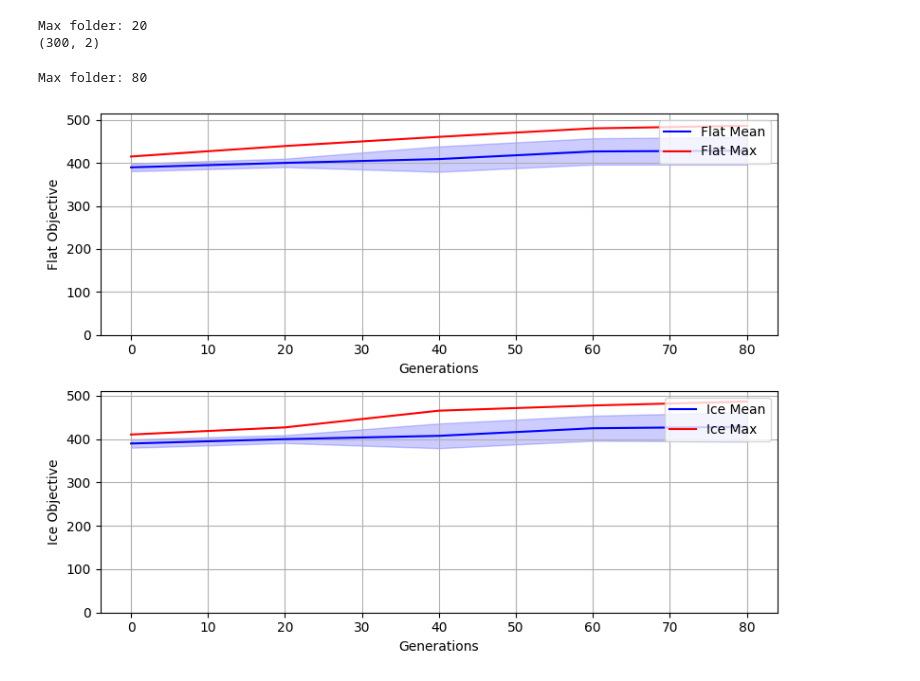
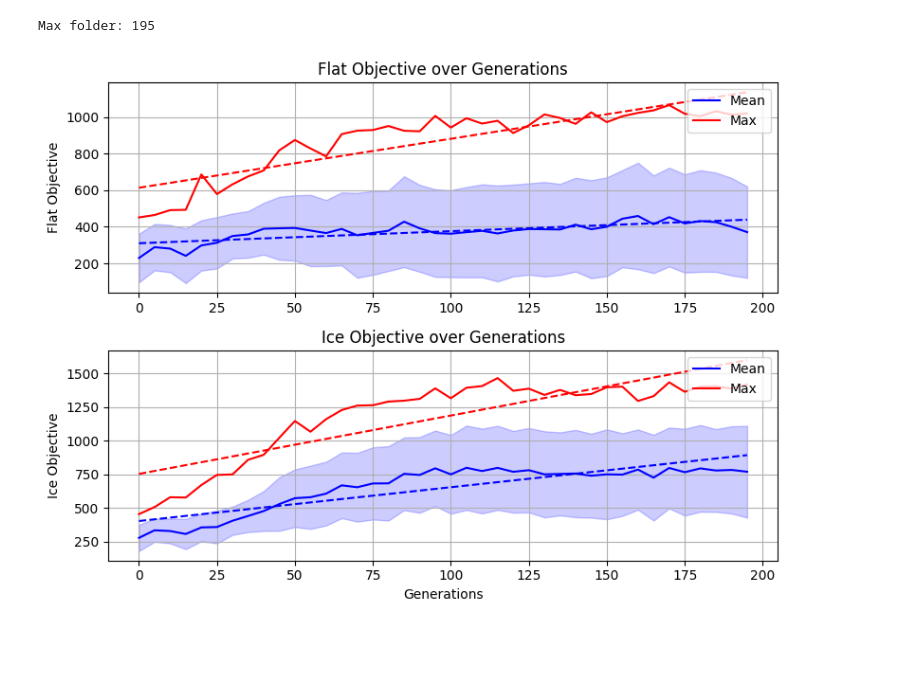
Before and after one commit to ifinckh/micro-515-EvoRob, a Jupyter notebook: read_logs.ipynb, the cells around one changed output. Saved outputs shown, nothing was run; the diff lists cells and outputs as text; code cells hidden in the pictures; blank space fills up the shorter version.

```diff
--- a/read_logs.ipynb
+++ b/read_logs.ipynb
@@ -3,17 +3,6 @@ import numpy as np
 import matplotlib.pyplot as plt
 import os
 import glob
-# %%
-path = "results/20260402_124416_nsga_ckpts"
-
-max_folder = max([int(d) for d in os.listdir(path) if d.isdigit()])
-print(f"Max folder: {max_folder}")
-
-f = np.load(f"{path}/{max_folder}/f.npy")
-print(f.shape)
-# %% [output]
-Max folder: 20
-(300, 2)
 # %%
 # plot mean and max of both objectives in f over generations.
 # For that read folders with f_best = np.load("results/20260401_113146_nsga_ckpts/i/f.npy")
@@ -26,61 +15,58 @@ ice_max = []
 ice_std = []
 
 
-path = "results/20260402_124416_nsga_ckpts"
+path = "results/20260402_142229_nsga_ckpts"
 
 max_folder = max([int(d) for d in os.listdir(path) if d.isdigit()])
 print(f"Max folder: {max_folder}")
 
 fig,axs = plt.subplots(2,1, figsize=(8, 6))
-for i in range(0, max_folder+1, 20):
+for i in range(0, max_folder+1, 5):
     f = np.load(f"{path}/{i}/f.npy")
     flat_mean.append(np.mean(f, axis=0)[0])
     flat_max.append(np.max(f, axis=0)[0])
     ice_mean.append(np.mean(f, axis=0)[1])
     ice_max.append(np.max(f, axis=0)[1])
     flat_std.append(np.std(f, axis=0)[0])
     ice_std.append(np.std(f, axis=0)[1])
 
-generations = np.arange(0, max_folder+1, 20)
+generations = np.arange(0, max_folder+1, 5)
 
 axs[0].plot(generations, flat_mean, label="Mean", color="blue")
 axs[0].plot(generations, flat_max, label="Max", color="red")
 # add trend lines for both objectives
-# z = np.polyfit(generations, flat_mean, 1)
-# p = np.poly1d(z)
-# axs[0].plot(generations, p(generations), label="Flat Mean Trend", linestyle="--", color="blue")
-# z = np.polyfit(generations, flat_max, 1)
-# p = np.poly1d(z)
-# axs[0].plot(generations, p(generations), label="Flat Max Trend", linestyle="--", color="red")
-axs[0].set_xlabel("Generations")
+z = np.polyfit(generations, flat_mean, 1)
+p = np.poly1d(z)
+axs[0].plot(generations, p(generations), linestyle="--", color="blue")
+z = np.polyfit(generations, flat_max, 1)
+p = np.poly1d(z)
+axs[0].plot(generations, p(generations), linestyle="--", color="red")
 axs[0].set_ylabel("Flat Objective")
 axs[0].legend(loc="upper right")
-axs[0].set_ylim([0, flat_max[0]+100])
 axs[0].fill_between(generations, np.array(flat_mean) - np.array(flat_std), np.array(flat_mean) + np.array(flat_std), alpha=0.2, color="blue")
 axs[0].grid("on")
+axs[0].set_title("Flat Objective over Generations")
 
 
 axs[1].plot(generations, ice_mean, label="Mean", color="blue")
 axs[1].plot(generations, ice_max, label="Max", color="red")
 # add trend lines for both objectives
-# z = np.polyfit(generations, ice_mean, 1)
-# p = np.poly1d(z)
-# axs[1].plot(generations, p(generations), label="Ice Mean Trend", linestyle="--", color="blue")
-# z = np.polyfit(generations, ice_max, 1)
-# p = np.poly1d(z)
-# axs[1].plot(generations, p(generations), label="Ice Max Trend", linestyle="--", color="red")
+z = np.polyfit(generations, ice_mean, 1)
+p = np.poly1d(z)
+axs[1].plot(generations, p(generations), linestyle="--", color="blue")
+z = np.polyfit(generations, ice_max, 1)
+p = np.poly1d(z)
+axs[1].plot(generations, p(generations), linestyle="--", color="red")
 axs[1].set_xlabel("Generations")
 axs[1].set_ylabel("Ice Objective")
 axs[1].legend(loc="upper right")
-axs[1].set_ylim([0, ice_max[0]+100])
 axs[1].grid("on")
 
 # plot the std of both objectives in f over generations around the mean as a shaded area
 axs[1].fill_between(generations, np.array(ice_mean) - np.array(ice_std), np.array(ice_mean) + np.array(ice_std), alpha=0.2, color="blue")
-axs[0].set_title("Flat Objective over Generations")
 axs[1].set_title("Ice Objective over Generations")
 
 fig.tight_layout()
 # %% [output]
-Max folder: 80
+Max folder: 195
-[figure, old version]
+[figure, new version]
```
